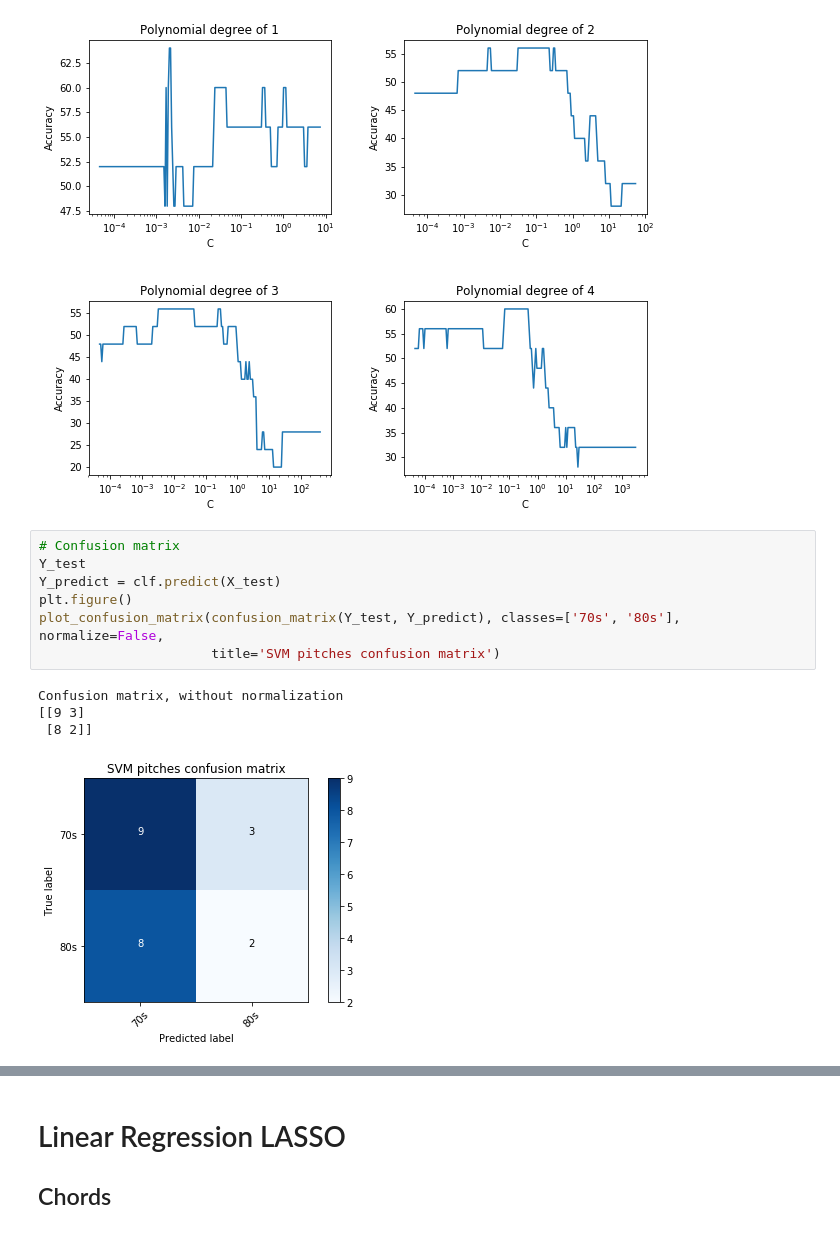
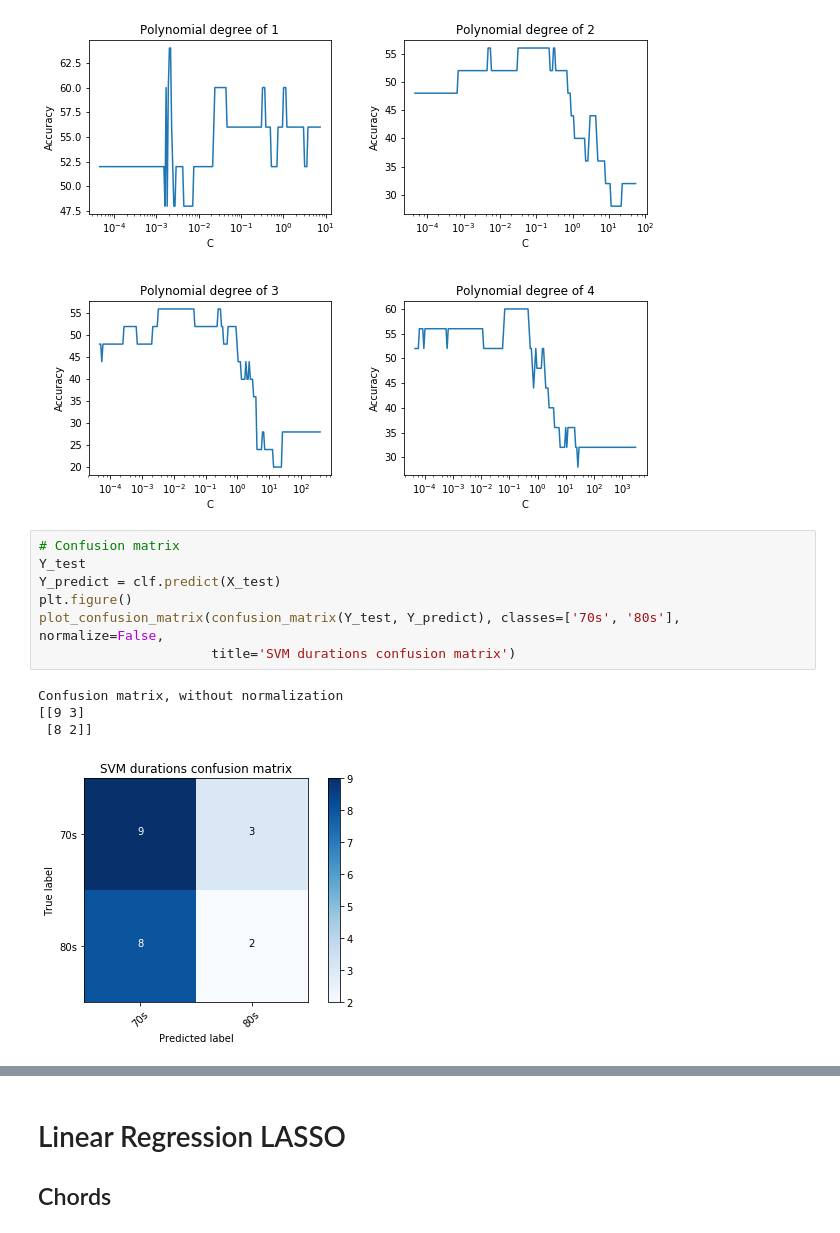
Before and after one commit to Cuspian/MachineLearning, a Jupyter notebook: MIDIReader.ipynb, the cells around one changed output, grey strips where cells are left out. Saved outputs shown, nothing was run; the diff lists cells and outputs as text.

Commit message:
FIxed durations labels

```diff
--- a/MIDIReader.ipynb
+++ b/MIDIReader.ipynb
@@ -423,14 +369,14 @@ p = plotter()
 # %%
 # Confusion matrix
 Y_test
 Y_predict = clf.predict(X_test)
 plt.figure()
 plot_confusion_matrix(confusion_matrix(Y_test, Y_predict), classes=['70s', '80s'], normalize=False,
-                      title='SVM pitches confusion matrix')
+                      title='SVM durations confusion matrix')
 # %% [output]
 Confusion matrix, without normalization
 [[9 3]
  [8 2]]
-[figure, old version]
+[figure, new version]
 # %%
 plot_confusion_matrix(confusion_matrix(Y_test, Y_predict), classes=['70s', '80s'], normalize=True,
```
Also changed, not shown: parts of 8 cells of this notebook.
